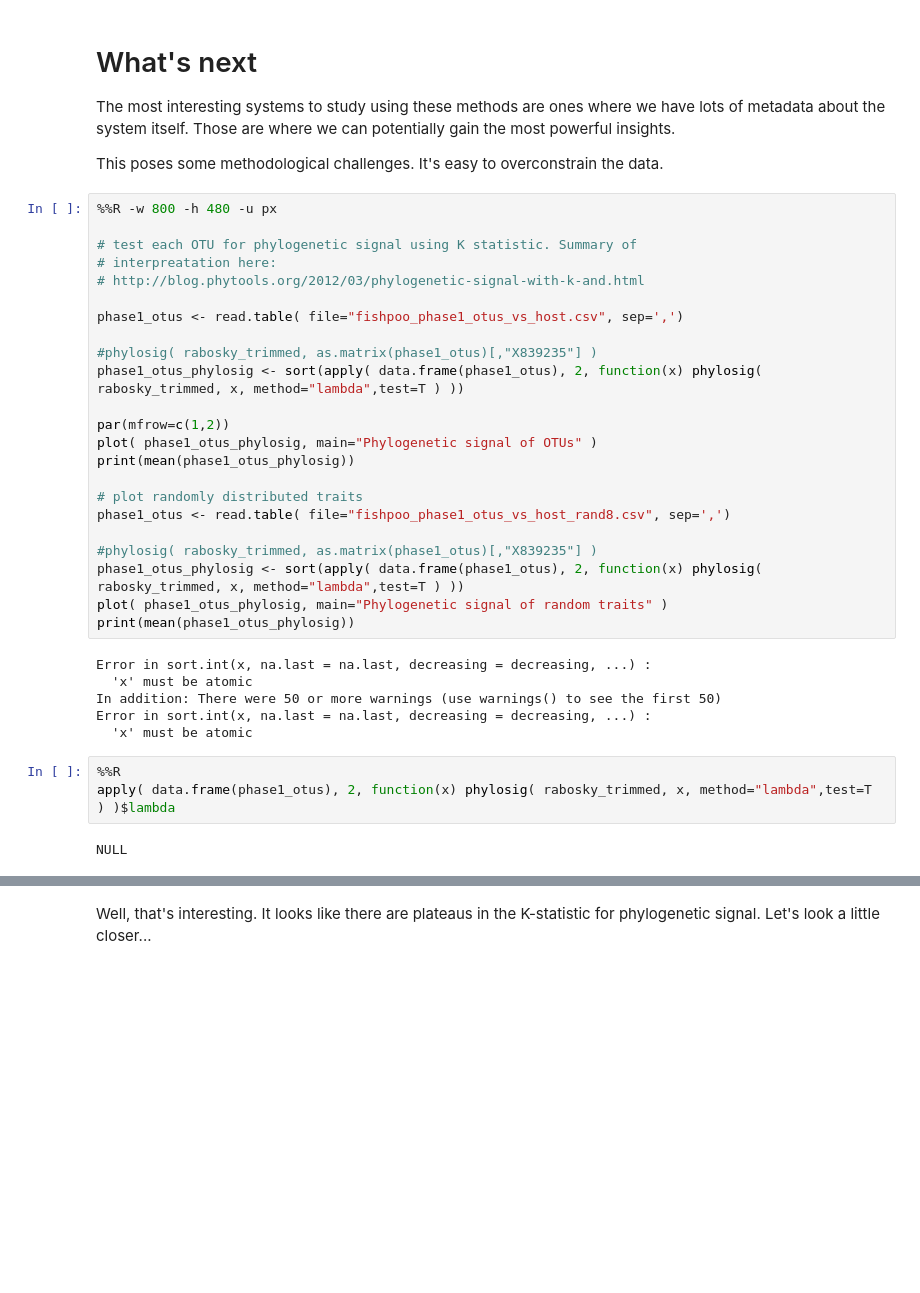
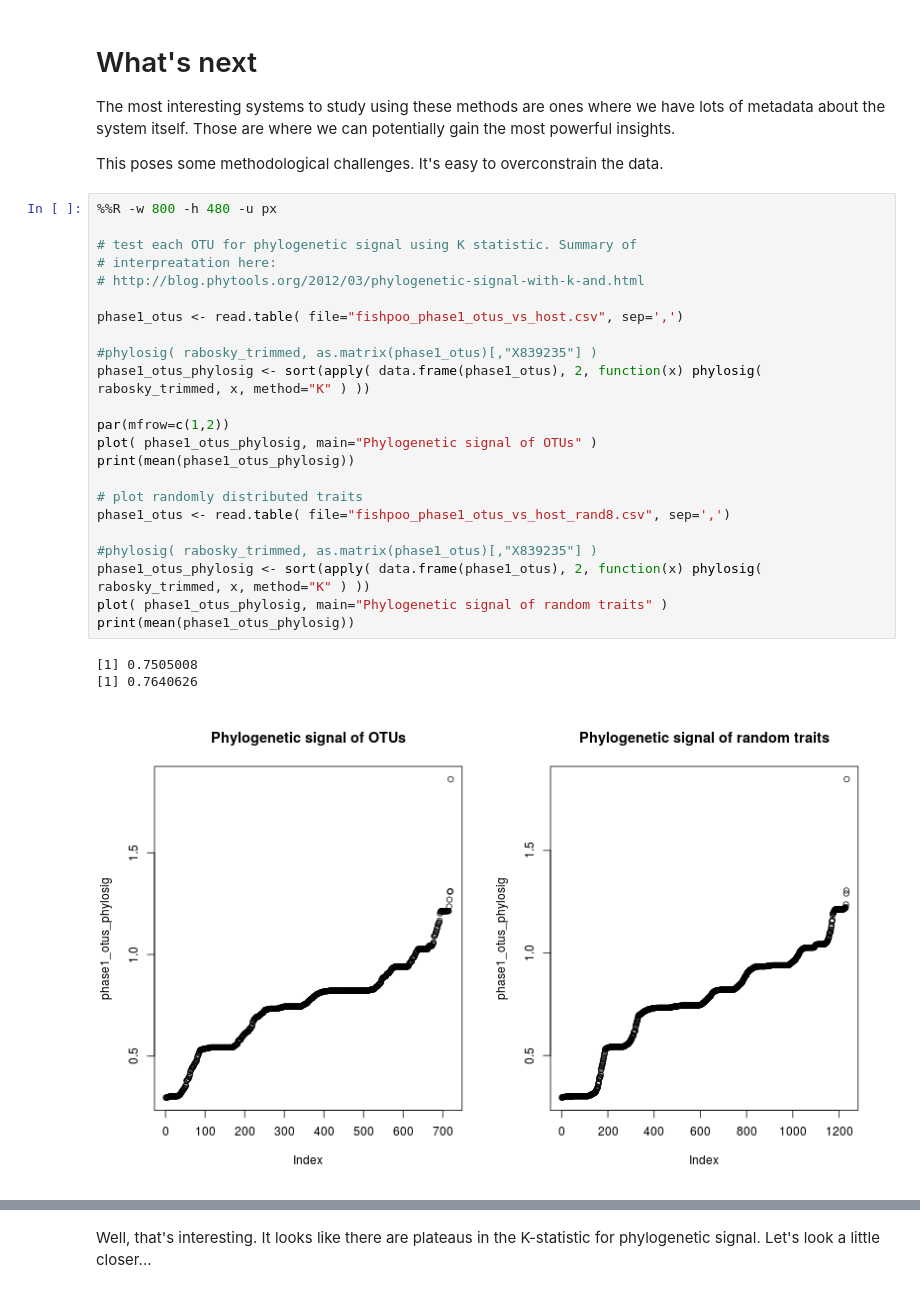
Before and after one commit to ryneches/fishpoo, a Jupyter notebook: fishpoo.ipynb, the cells around one changed output, grey strips where cells are left out. Saved outputs shown, nothing was run; the diff lists cells and outputs as text; blank space fills up the shorter version.

```diff
--- a/fishpoo.ipynb
+++ b/fishpoo.ipynb
@@ -572,34 +572,27 @@ data.
 # %%
 %%R -w 800 -h 480 -u px
 
 # test each OTU for phylogenetic signal using K statistic. Summary of
 # interpreatation here:
 # http://blog.phytools.org/2012/03/phylogenetic-signal-with-k-and.html
 
 phase1_otus <- read.table( file="fishpoo_phase1_otus_vs_host.csv", sep=',')
 
 #phylosig( rabosky_trimmed, as.matrix(phase1_otus)[,"X839235"] )
-phase1_otus_phylosig <- sort(apply( data.frame(phase1_otus), 2, function(x) phylosig( rabosky_trimmed, x, method="lambda",test=T ) ))
+phase1_otus_phylosig <- sort(apply( data.frame(phase1_otus), 2, function(x) phylosig( rabosky_trimmed, x, method="K" ) ))
 
 par(mfrow=c(1,2))
 plot( phase1_otus_phylosig, main="Phylogenetic signal of OTUs" )
 print(mean(phase1_otus_phylosig))
 
 # plot randomly distributed traits
 phase1_otus <- read.table( file="fishpoo_phase1_otus_vs_host_rand8.csv", sep=',')
 
 #phylosig( rabosky_trimmed, as.matrix(phase1_otus)[,"X839235"] )
-phase1_otus_phylosig <- sort(apply( data.frame(phase1_otus), 2, function(x) phylosig( rabosky_trimmed, x, method="lambda",test=T ) ))
+phase1_otus_phylosig <- sort(apply( data.frame(phase1_otus), 2, function(x) phylosig( rabosky_trimmed, x, method="K" ) ))
 plot( phase1_otus_phylosig, main="Phylogenetic signal of random traits" )
 print(mean(phase1_otus_phylosig))
 # %% [output]
-Error in sort.int(x, na.last = na.last, decreasing = decreasing, ...) :
-  'x' must be atomic
-In addition: There were 50 or more warnings (use warnings() to see the first 50)
-Error in sort.int(x, na.last = na.last, decreasing = decreasing, ...) :
-  'x' must be atomic
+[1] 0.7505008
+[1] 0.7640626
+[figure, added]
-# %%
-%%R
-apply( data.frame(phase1_otus), 2, function(x) phylosig( rabosky_trimmed, x, method="lambda",test=T ) )$lambda
-# %% [output]
-NULL
```
Also changed, not shown: parts of 3 cells of this notebook.
